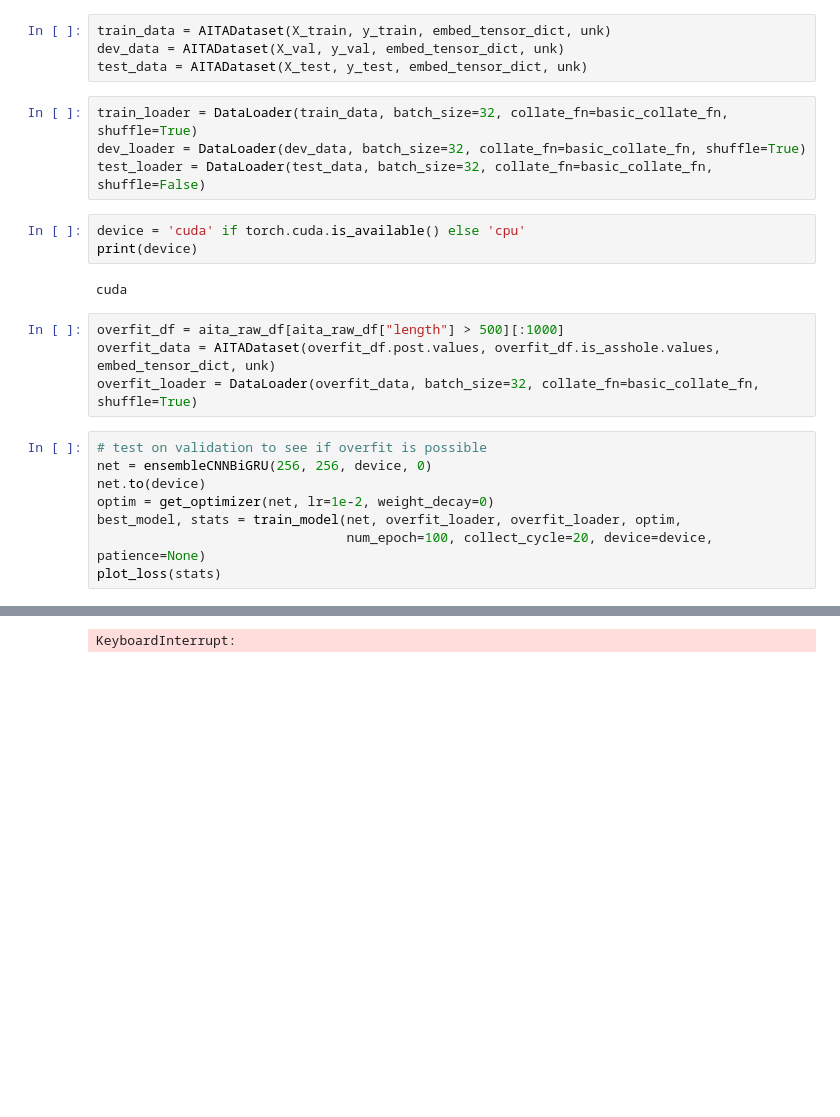
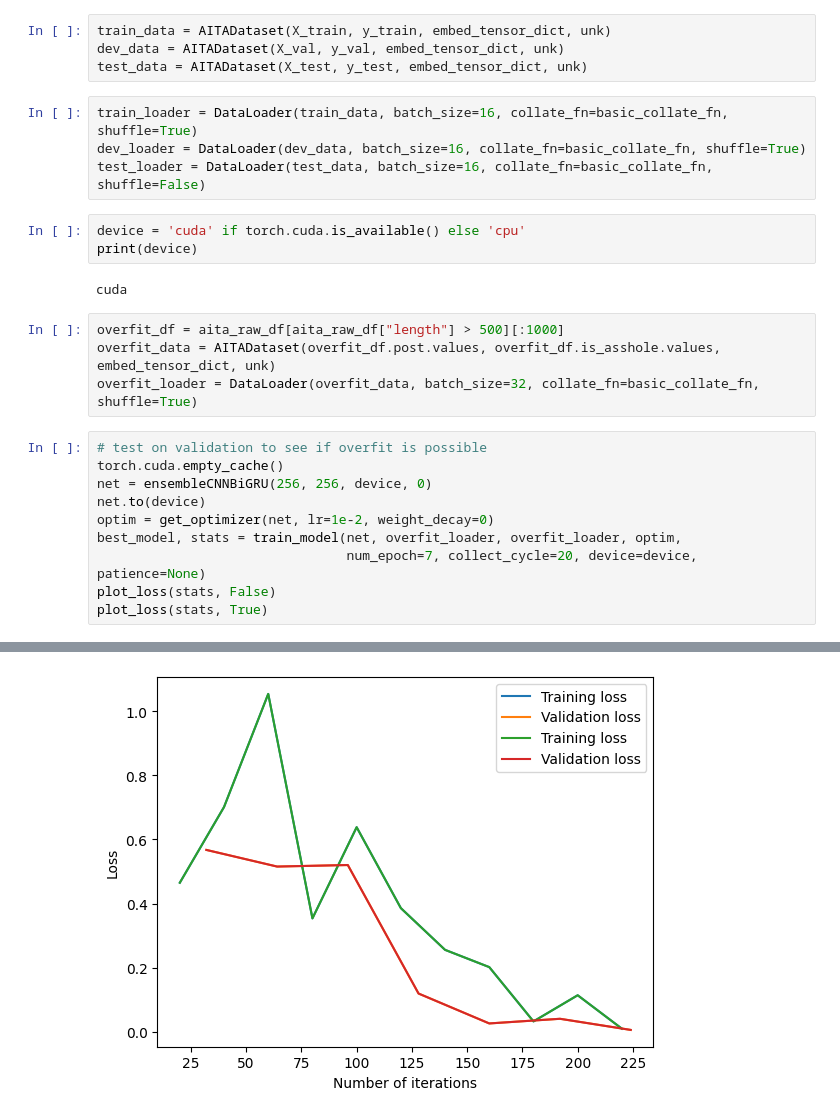
Before and after one commit to RaefM/eecs448-mde, a Jupyter notebook: nn/model.ipynb, the cells around one changed output, grey strips where cells are left out. Cells and saved outputs as stored; diff of their text form; blank space fills up the shorter version.

```diff
--- a/nn/model.ipynb
+++ b/nn/model.ipynb
@@ -106,25 +106,27 @@ train_data = AITADataset(X_train, y_train, embed_tensor_dict, unk)
 dev_data = AITADataset(X_val, y_val, embed_tensor_dict, unk)
 test_data = AITADataset(X_test, y_test, embed_tensor_dict, unk)
 # %%
-train_loader = DataLoader(train_data, batch_size=32, collate_fn=basic_collate_fn, shuffle=True)
-dev_loader = DataLoader(dev_data, batch_size=32, collate_fn=basic_collate_fn, shuffle=True)
-test_loader = DataLoader(test_data, batch_size=32, collate_fn=basic_collate_fn, shuffle=False)
+train_loader = DataLoader(train_data, batch_size=16, collate_fn=basic_collate_fn, shuffle=True)
+dev_loader = DataLoader(dev_data, batch_size=16, collate_fn=basic_collate_fn, shuffle=True)
+test_loader = DataLoader(test_data, batch_size=16, collate_fn=basic_collate_fn, shuffle=False)
 # %%
 device = 'cuda' if torch.cuda.is_available() else 'cpu'
 print(device)
 # %% [output]
 cuda
-# %%
-overfit_df = aita_raw_df[aita_raw_df["length"] > 500][:1000]
-overfit_data = AITADataset(overfit_df.post.values, overfit_df.is_asshole.values, embed_tensor_dict, unk)
-overfit_loader = DataLoader(overfit_data, batch_size=32, collate_fn=basic_collate_fn, shuffle=True)
+# %%
+overfit_df = aita_raw_df[aita_raw_df["length"] > 500][:1000]
+overfit_data = AITADataset(overfit_df.post.values, overfit_df.is_asshole.values, embed_tensor_dict, unk)
+overfit_loader = DataLoader(overfit_data, batch_size=32, collate_fn=basic_collate_fn, shuffle=True)
 # %%
 # test on validation to see if overfit is possible
+torch.cuda.empty_cache()
 net = ensembleCNNBiGRU(256, 256, device, 0)
 net.to(device)
 optim = get_optimizer(net, lr=1e-2, weight_decay=0)
 best_model, stats = train_model(net, overfit_loader, overfit_loader, optim,
-                                num_epoch=100, collect_cycle=20, device=device, patience=None)
-plot_loss(stats)
+                                num_epoch=7, collect_cycle=20, device=device, patience=None)
+plot_loss(stats, False)
+plot_loss(stats, True)
 # %% [output]
 ------------------------ Start Training ------------------------
@@ -149,4 +149,4 @@ Validation loss: 0.0215
-KeyboardInterrupt:
+[figure, added]
 # %%
 import itertools
 from tqdm.notebook import tqdm
```
Also changed, not shown: parts of 3 cells of this notebook, 2 other files.
